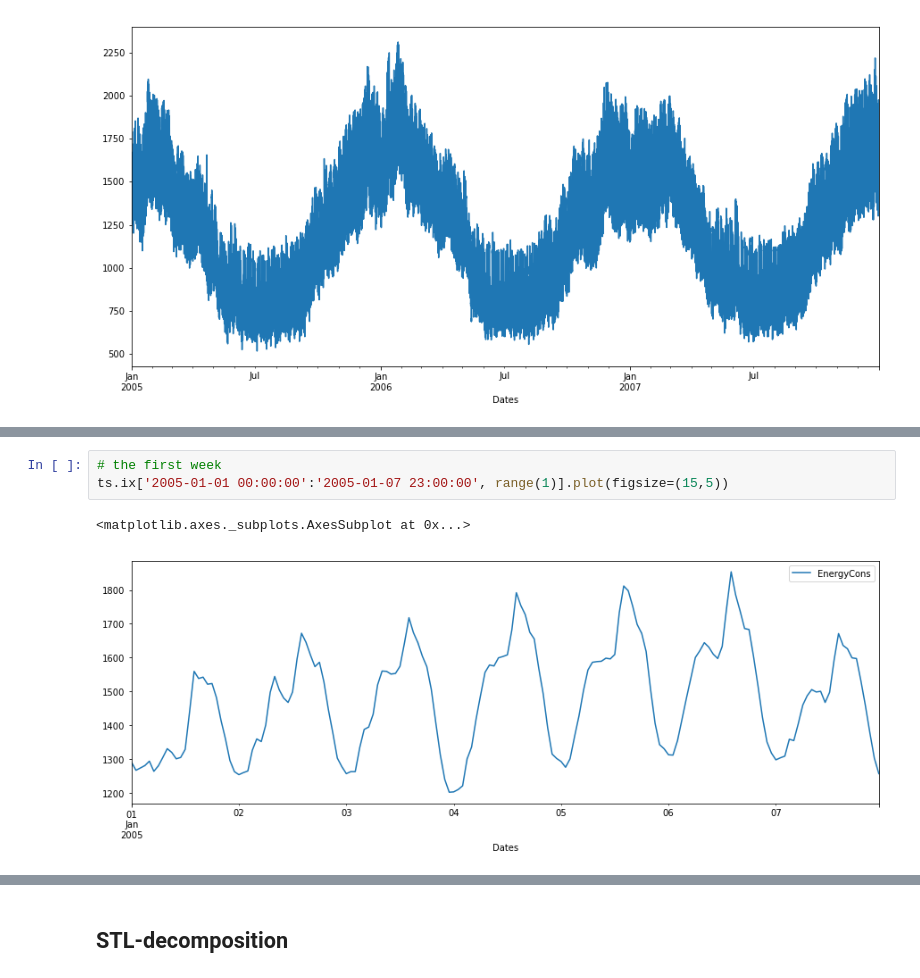
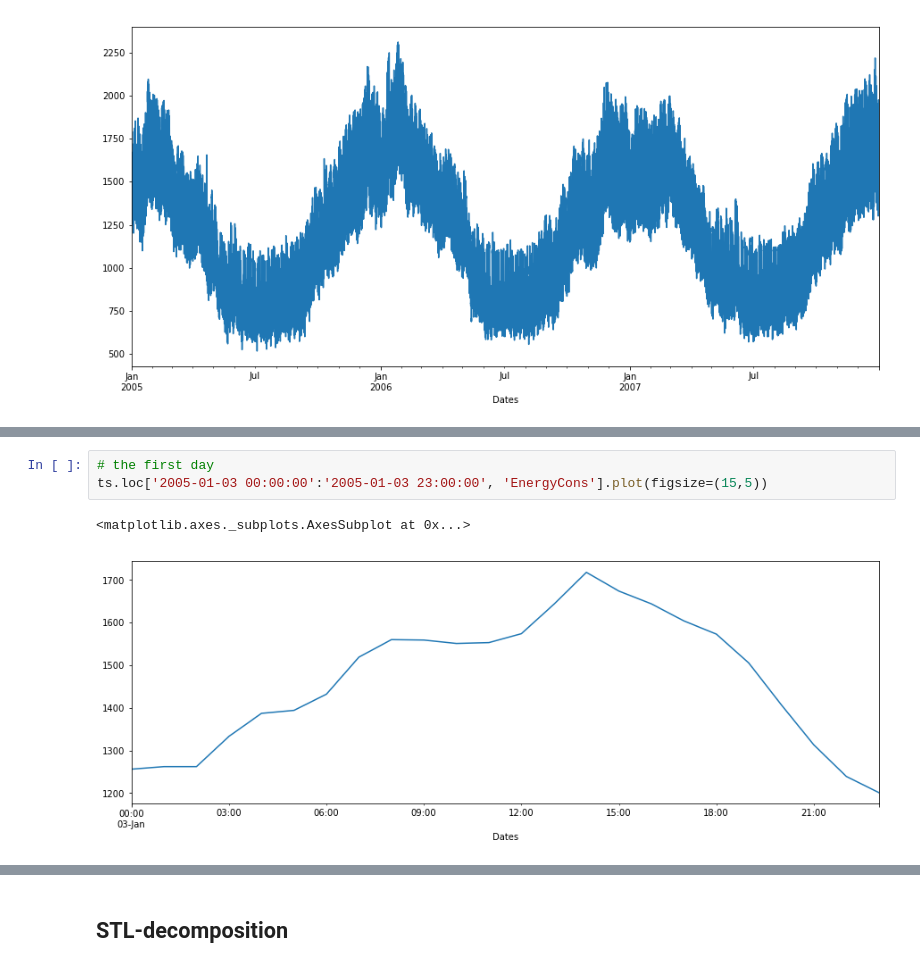
Before and after one commit to ml-mipt/ml-mipt-part2, a Jupyter notebook: 2017/seminars/0_ts_intro/0_IntroTS.ipynb, the cells around one changed output, grey strips where cells are left out. Saved outputs shown, nothing was run; the diff lists cells and outputs as text.

```diff
--- a/2017/seminars/0_ts_intro/0_IntroTS.ipynb
+++ b/2017/seminars/0_ts_intro/0_IntroTS.ipynb
@@ -125,7 +192,7 @@ ts['EnergyCons'].plot(figsize=(15,7))
 # %%
-# the first week
-ts.ix['2005-01-01 00:00:00':'2005-01-07 23:00:00', range(1)].plot(figsize=(15,5))
+# the first day
+ts.loc['2005-01-03 00:00:00':'2005-01-03 23:00:00', 'EnergyCons'].plot(figsize=(15,5))
 # %% [output]
 <matplotlib.axes._subplots.AxesSubplot at 0x...>
-[figure, old version]
+[figure, new version]
 # %%
```
Also changed, not shown: parts of 33 cells of this notebook, 2 other files.
